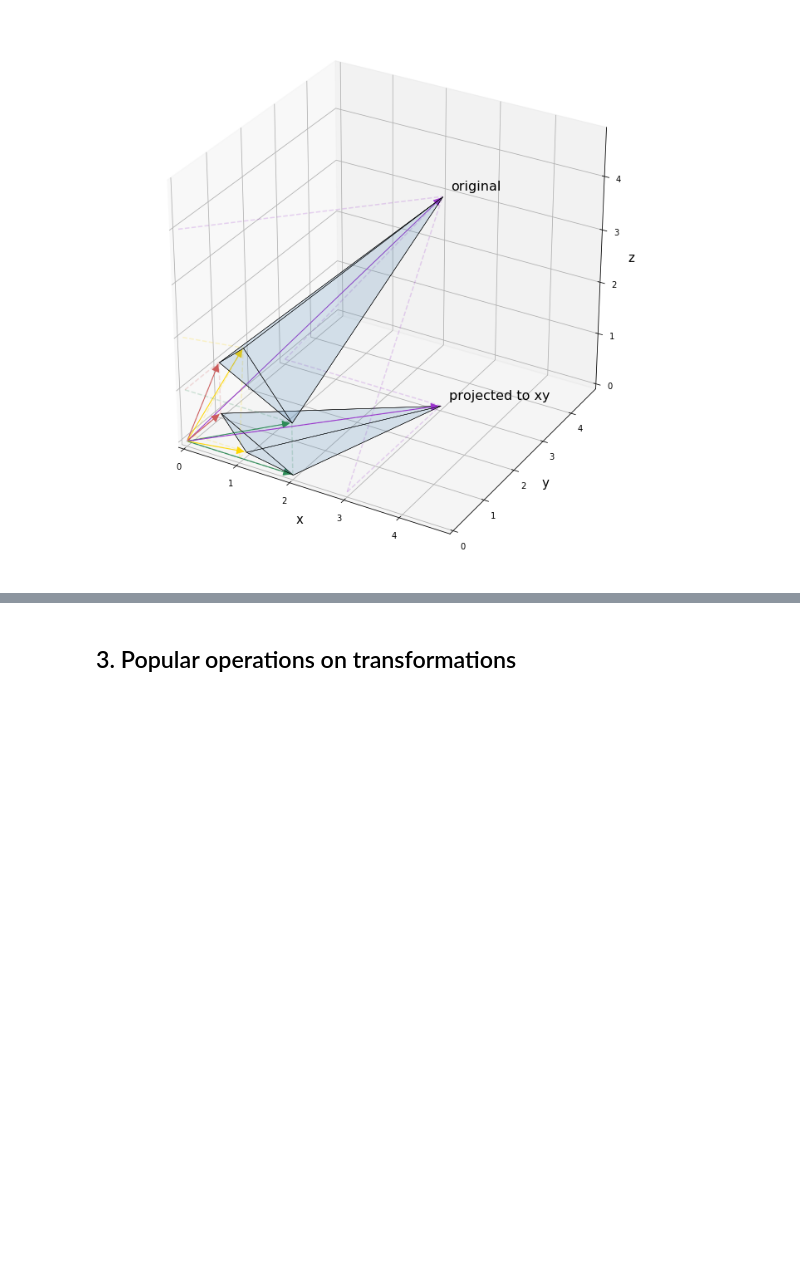
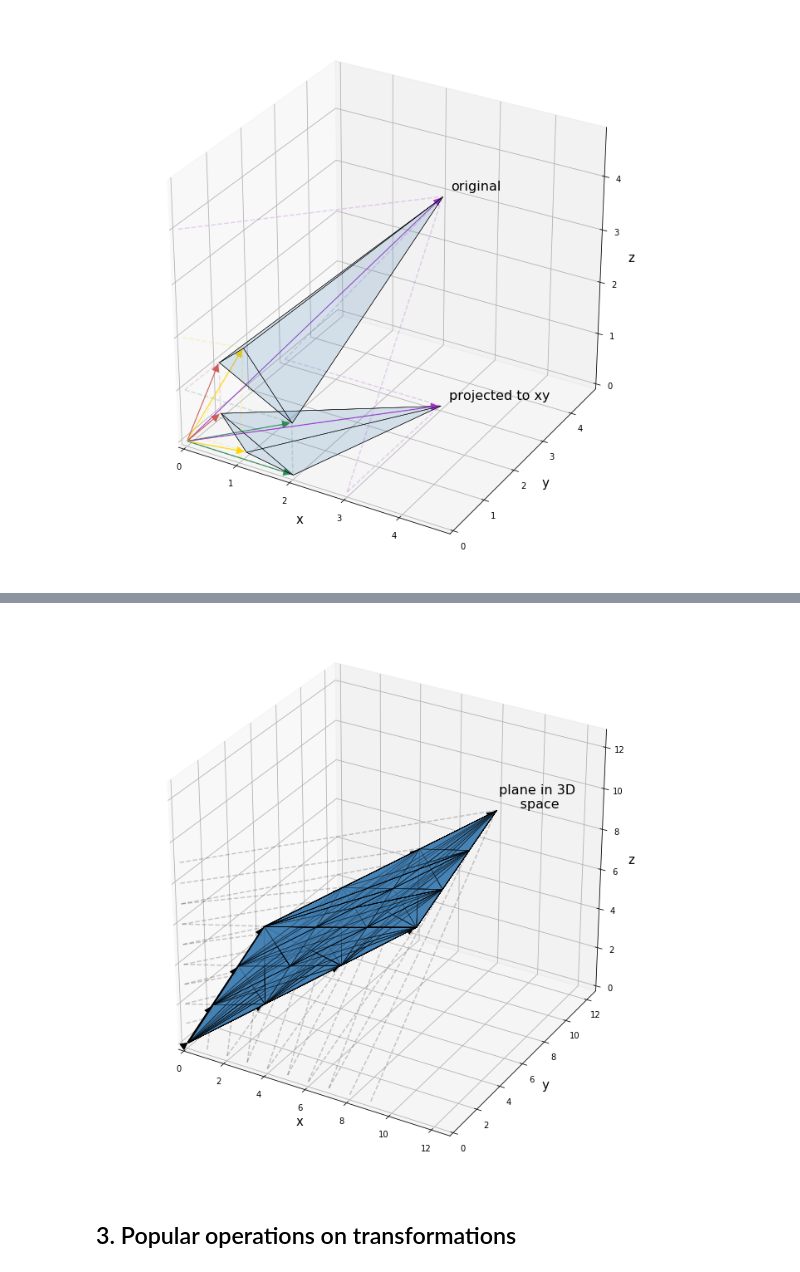
Before and after one commit to koulakis/interactive-math-for-data-science, a Jupyter notebook: linear_algebra.ipynb, the cells around one changed output, grey strips where cells are left out. Saved outputs shown, nothing was run; the diff lists cells and outputs as text; code cells hidden in the pictures; blank space fills up the shorter version.

```diff
--- a/linear_algebra.ipynb
+++ b/linear_algebra.ipynb
@@ -609,3 +720,26 @@ plt.show()
+# %%
+fig = plt.figure(figsize=(12, 12))
+ax = fig.gca(projection='3d')
+
+vectors_2D = [np.array([i, j]) for i in [0.01, 1, 2, 3] for j in [0.01, 1, 2, 3] ]
+
+plane = np.array([
+    [1, 2],
+    [0.5, 3],
+    [2, 1]
+])
+
+transformed_vectors_3D = [np.matmul(plane, vector) for vector in vectors_2D]
+
+plot_3D_vectors_and_polyhedron(ax, transformed_vectors_3D)
+ax.text(
+    *(transformed_vectors_3D[15] + 0.1),
+    'plane in 3D\n     space',
+    fontsize=fontsize_3D)
+
+plt.show()
+# %% [output]
+[figure, added]
 # %% [markdown]
 <a id='section3'></a>
 ## 3. Popular operations on transformations
```
Also changed, not shown: parts of 14 cells of this notebook.
